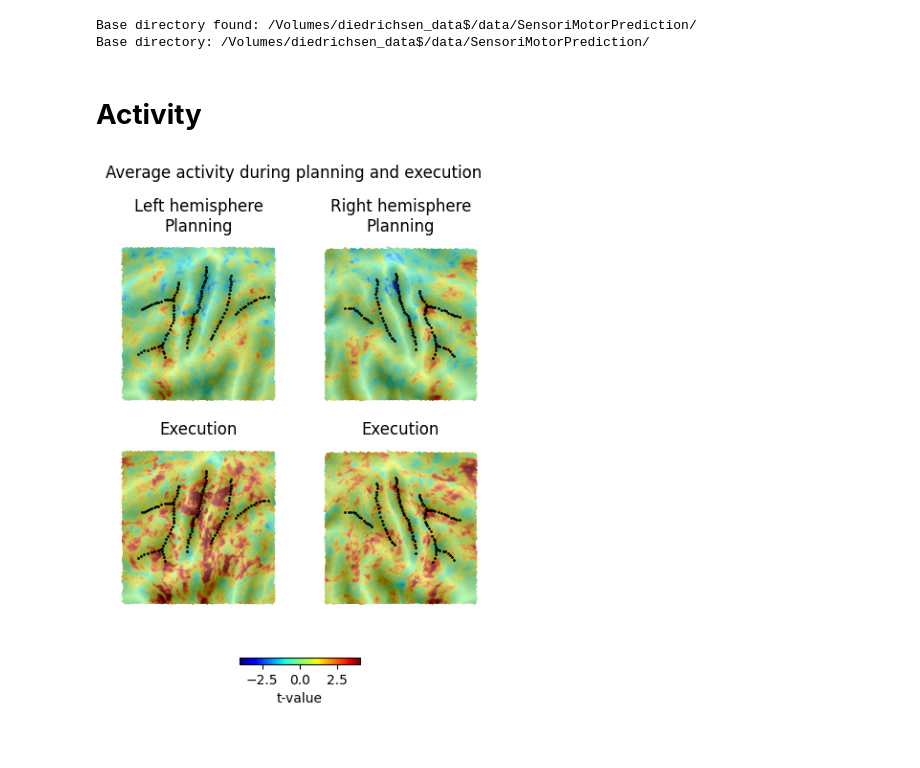
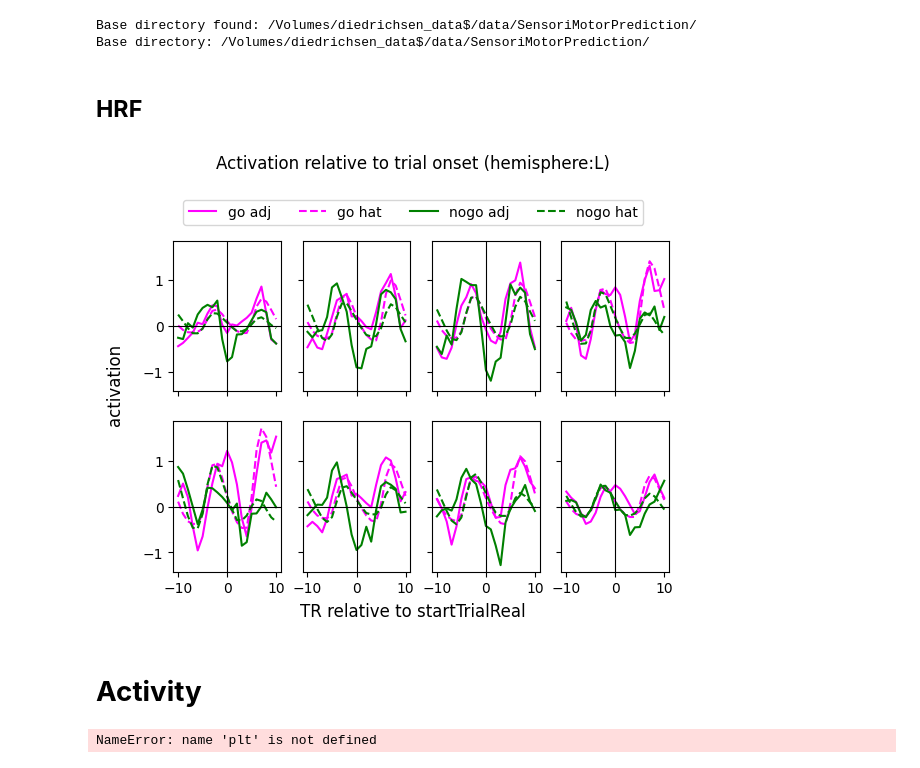
Before and after one commit to mnlmrc/sensori-motor-prediction, a Jupyter notebook: notebooks/main.ipynb, the cells around one changed output. Saved outputs shown, nothing was run; the diff lists cells and outputs as text; code cells hidden in the pictures.

```diff
--- a/notebooks/main.ipynb
+++ b/notebooks/main.ipynb
@@ -5,12 +6,34 @@ import matplotlib.pyplot as plt
 # %% [output]
 Base directory found: /Volumes/diedrichsen_data$/data/SensoriMotorPrediction/
 Base directory: /Volumes/diedrichsen_data$/data/SensoriMotorPrediction/
+# %% [markdown]
+## **HRF**
+# %%
+experiment = 'smp2'
+Hem = 'L'
+roi = ['SMA', 'PMd', 'PMv', 'M1', 'S1', 'SPLa', 'SPLp', 'V1']
+r = 0
+fig, axs = plt.subplots(nrows=2, ncols=4, sharex=True, sharey=True)
+for i in range(2):
+    for j in range(4):
+        fig, axs[i, j] = main('PLOT:hrf_roi', experiment, glm=10, roi=roi[r], Hem=Hem, fig=fig, axs=axs[i, j])
+        axs[i, j].axhline(0, color='k', ls='-', lw=.8)
+        axs[i, j].axvline(0, color='k', ls='-', lw=.8)
+        r += 1
+
+
+handles, labels = axs[0, 0].get_legend_handles_labels()
+fig.legend(handles, labels, loc='upper center', ncol=4, bbox_to_anchor=(0.5, .9))
+fig.supylabel('activation')
+fig.supxlabel('TR relative to startTrialReal')
+fig.suptitle(f'Activation relative to trial onset (hemisphere:{Hem})')
+
+fig.subplots_adjust(top=0.8)
+# %% [output]
+[figure, added]
 # %% [markdown]
 # **Activity**
 # %%
-from matplotlib.cm import ScalarMappable
-
-experiment = 'smp2'
 glm = 10
 fig, axs = plt.subplots(nrows=2, ncols=2, figsize=(5, 6))
 
@@ -49,4 +72,4 @@ axs[1, 1].set_title('Execution')
 fig.suptitle('Average activity during planning and execution')
 fig.subplots_adjust(top=0.85, bottom=.2)
 # %% [output]
-[figure, removed]
+NameError: name 'plt' is not defined
```
Also changed, not shown: parts of 1 cell of this notebook, 4 other files.
